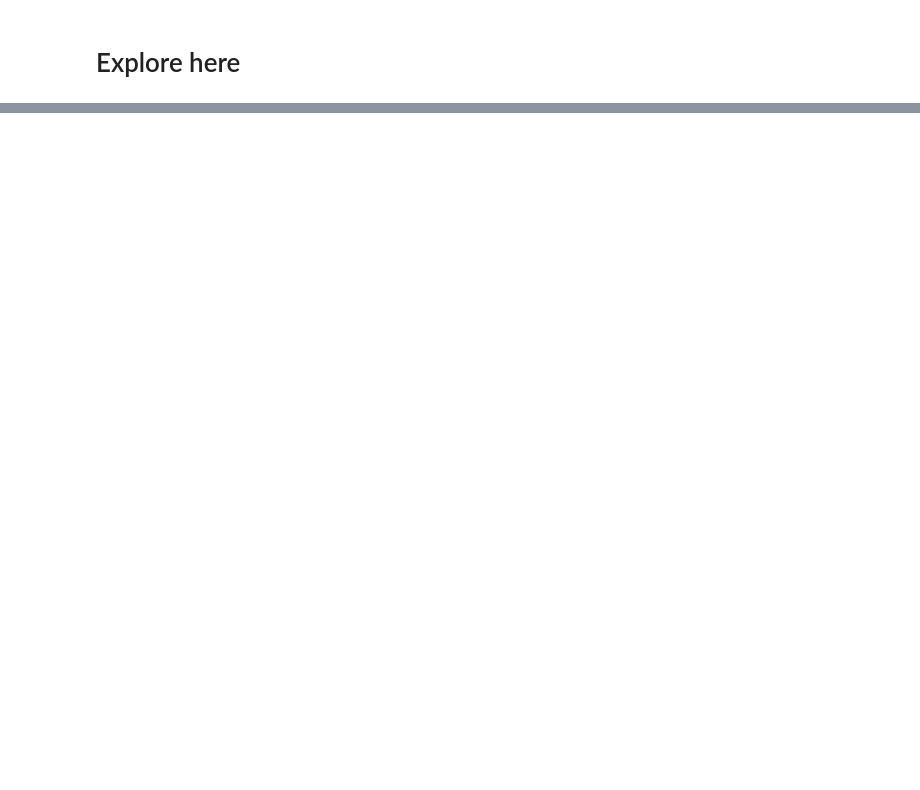
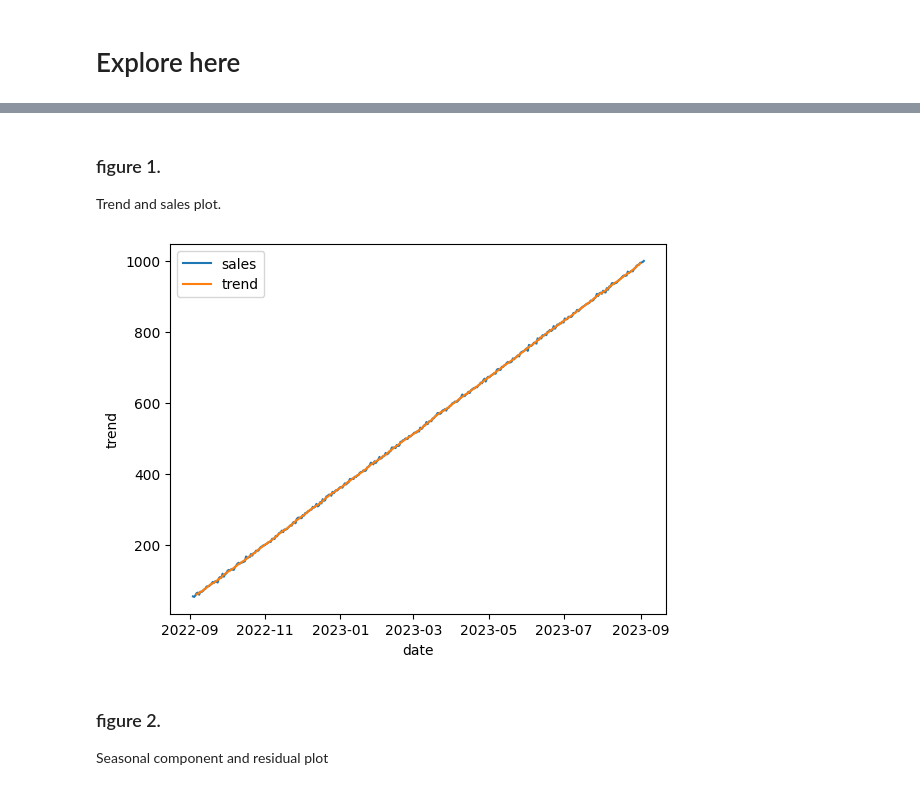
Before and after one commit to ShadekJaramillo/sales-forecasting-tutorial, a Jupyter notebook: src/explore.ipynb, the cells around one changed output, grey strips where cells are left out. Cells and saved outputs as stored; diff of their text form; code cells hidden in the pictures; blank space fills up the shorter version.

```diff
--- a/src/explore.ipynb
+++ b/src/explore.ipynb
@@ -168,0 +61,17 @@ sns.lineplot(ypred, label='model')
+# %%
+decomposition = seasonal_decompose(df)
+# %% [markdown]
+### figure 1.
+
+Trend and sales plot.
+# %%
+sns.lineplot(df)
+sns.lineplot(decomposition.trend, label='trend')
+plt.legend()
+plt.show()
+# %% [output]
+[figure, added]
+# %% [markdown]
+### figure 2.
+
+Seasonal component and residual plot
```
Also changed, not shown: parts of 42 cells of this notebook.
